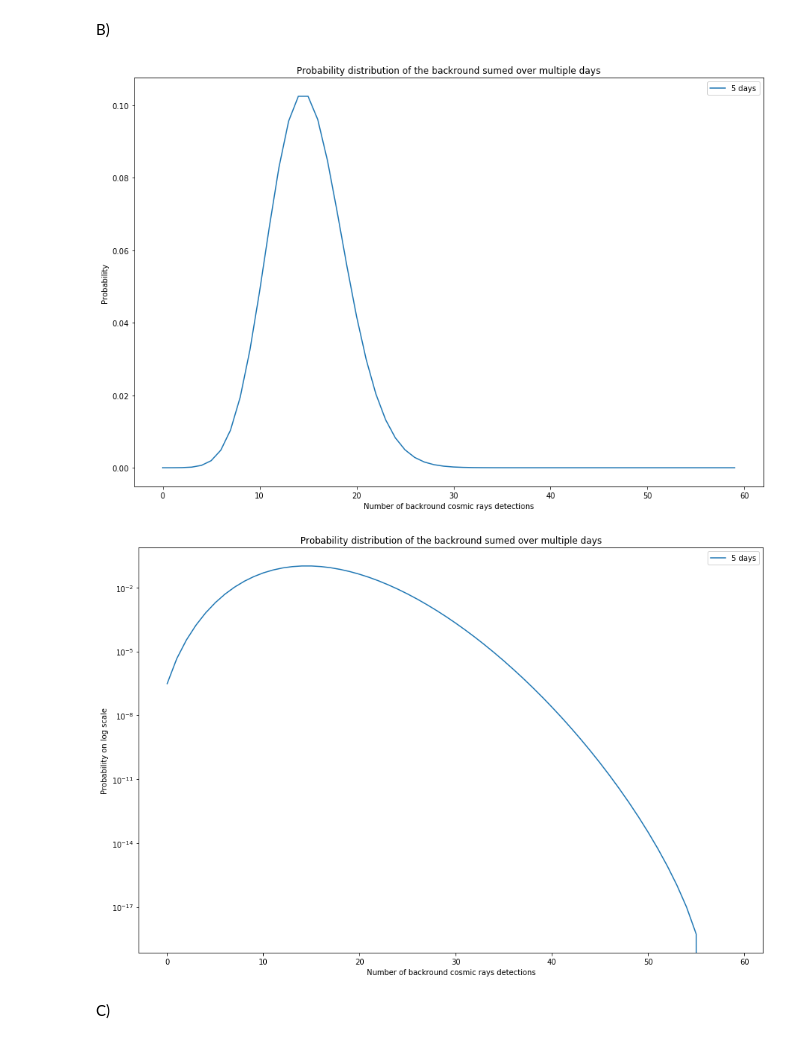
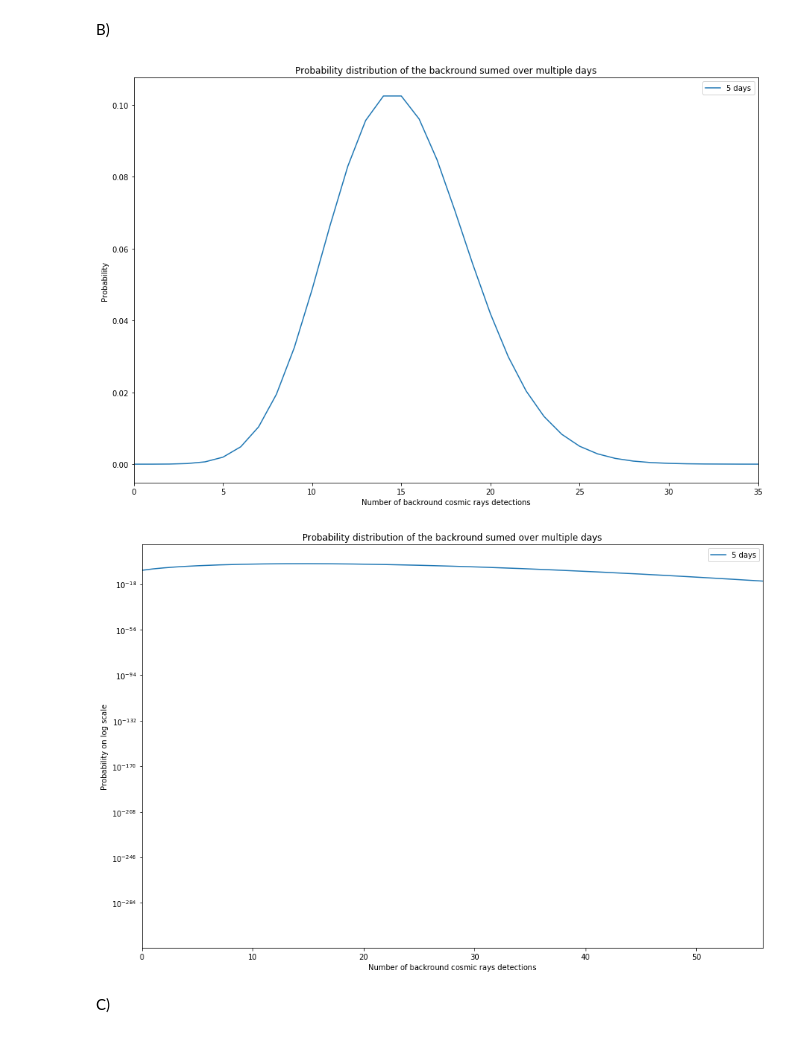
Before and after one commit to GammasBox/phys434Lab, a Jupyter notebook: Lab#2.ipynb, the cells around one changed output. Cells and saved outputs as stored; diff of their text form; code cells hidden in the pictures.

```diff
--- a/Lab#2.ipynb
+++ b/Lab#2.ipynb
@@ -22,7 +22,7 @@ plt.rcParams["figure.figsize"] = (15,10)
 
 #x = np.arange(stats.poisson.pmf(0.01, mu),stats.poisson.ppf(0.99, mu))
 mu = 3
-x=list(range(12))
+x=list(range(120))
 Background = scipy.stats.poisson.pmf(x,mu)
 #xAx=x*n
 #Backgound = stats.poisson.rvs(mu, size=100)
@@ -69,13 +69,14 @@ B)
 # %%
 fiveDays =  multiconvolve(Background,5)
 plt.plot(fiveDays, label ='5 days')
 plt.xlabel('Number of backround cosmic rays detections')
 plt.ylabel('Probability')
 plt.title('Probability distribution of the backround sumed over multiple days')
 plt.legend()
+plt.xlim([0,35])
 plt.show()
 # %% [output]
-[figure, old version]
+[figure, new version]
 # %%
 plt.plot(fiveDays, label ='5 days')
 plt.xlabel('Number of backround cosmic rays detections')
@@ -83,9 +84,10 @@ plt.ylabel('Probability on log scale')
 plt.title('Probability distribution of the backround sumed over multiple days')
 plt.legend()
 plt.yscale('log')
+plt.xlim([0,56])
 plt.show()
 # %% [output]
-[figure, old version]
+[figure, new version]
 # %% [markdown]
 C)
 # %%
```
Also changed, not shown: parts of 22 cells of this notebook.
